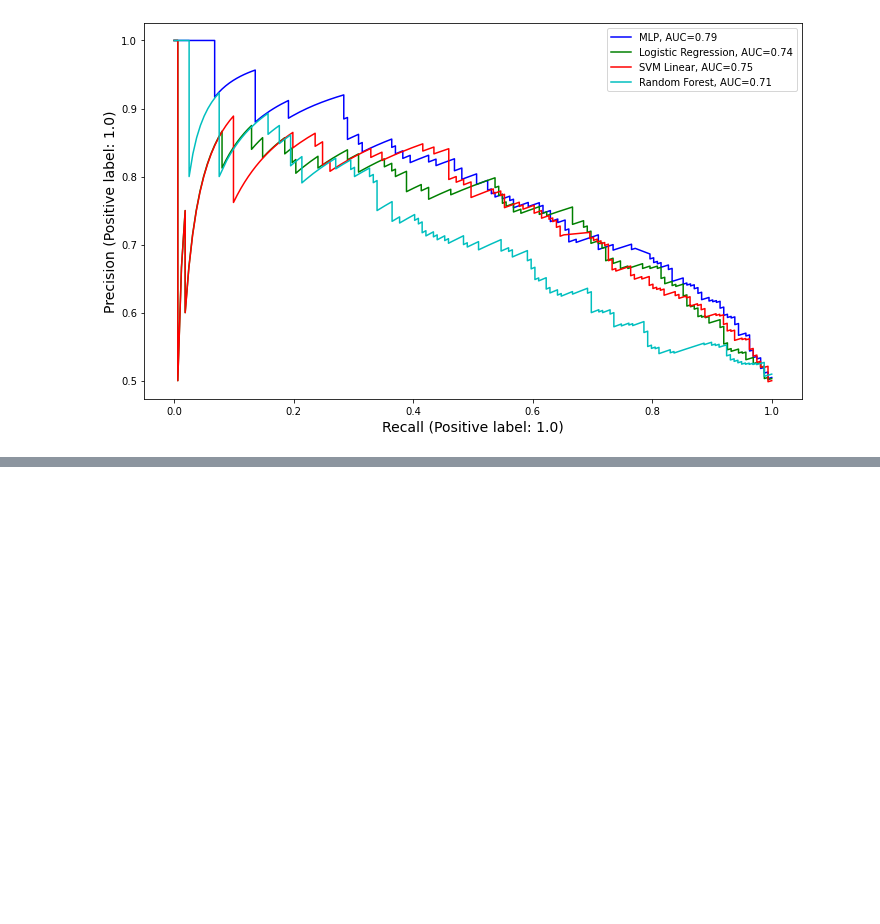
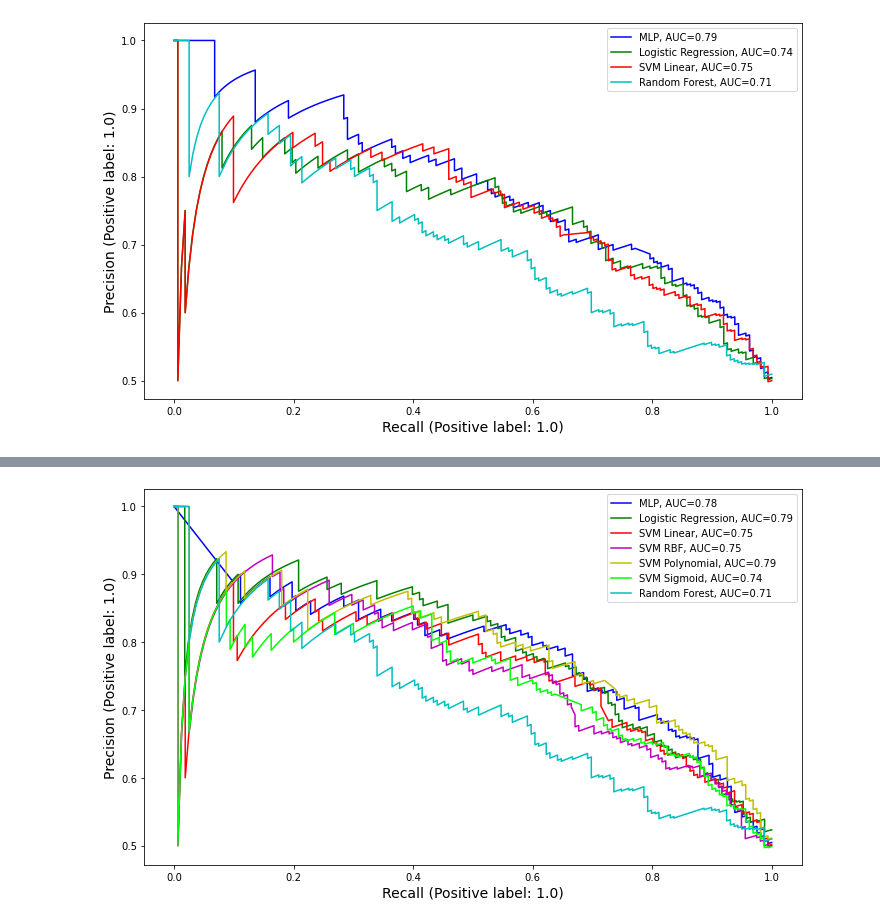
Before and after one commit to schiang28/Rouse, a Jupyter notebook: model learning curves.ipynb, the cells around one changed output, grey strips where cells are left out. Saved outputs shown, nothing was run; the diff lists cells and outputs as text; code cells hidden in the pictures; blank space fills up the shorter version.

```diff
--- a/model learning curves.ipynb
+++ b/model learning curves.ipynb
@@ -205,0 +205,9 @@ plt.show()
+# %%
+score = []
+for i in range(100):
+    X_trainval, X_test, y_trainval, y_test = train_test_split(X, y, train_size=0.9, random_state=i)
+    model = LogisticRegression(solver='liblinear')
+    model.fit(X_trainval, y_trainval)
+    y_pred = model.predict_proba(X_trainval)[:, 1]
+    auc = round(metrics.average_precision_score(y_trainval, y_pred), 2)
+    print(auc,i)
@@ -205,0 +232,36 @@ plt.show()
+# %%
+plt.figure(figsize=(10,6))
+def par(model, random_state, color,label):
+    X_trainval, X_test, y_trainval, y_test = train_test_split(X, y, train_size=0.9, random_state=random_state)
+    model.fit(X_trainval, y_trainval)
+    y_pred = model.predict_proba(X_trainval)[:, 1]
+    precision, recall, _ = precision_recall_curve(y_trainval, y_pred)
+    auc = round(metrics.average_precision_score(y_trainval, y_pred), 2)
+    plt.plot(recall,precision,label=f"{label}, AUC={str(auc)}", color=color)
+
+par(MLPClassifier(activation='relu', hidden_layer_sizes= 2, learning_rate='constant', max_iter=200, solver='lbfgs'), 45,'b',"MLP")
+par(LogisticRegression(C=1, random_state=1, solver='liblinear'), 21,'g',"Logistic Regression")
+par(SVC(kernel='linear', random_state=1, probability=True) ,20,'r', "SVM Linear")
+par(SVC(C=0.1, gamma=1,kernel='rbf', random_state=1, probability=True), 40,'m',"SVM RBF")
+par(SVC(kernel='poly', probability=True), 20, 'y', "SVM Polynomial")
+par(SVC(C=0.3, gamma=0.1, kernel='sigmoid', random_state=1, probability=True), 19, 'lime', "SVM Sigmoid")
+
+
+X_trainval, X_test, y_trainval, y_test = train_test_split(X, y, train_size=0.9, random_state=9)
+model = RandomForestClassifier(max_depth=80, max_features=4, min_samples_leaf=4,
+                       n_estimators=200, random_state=1)
+model.fit(X_test, y_test)
+y_pred = model.predict_proba(X_trainval)[:, 1]
+precision, recall, _ = precision_recall_curve(y_trainval, y_pred)
+auc = round(metrics.average_precision_score(y_trainval, y_pred), 2)
+plt.plot(recall,precision,label=f"Random Forest, AUC={str(auc)}", color='c')
+
+
+plt.legend()
+plt.xlabel("Recall (Positive label: 1.0)", fontsize=14)
+plt.ylabel("Precision (Positive label: 1.0)",fontsize=14)
+plt.tight_layout()
+plt.savefig('parcurve.pdf', dpi=300)
+plt.show()
+# %% [output]
+[figure, added]
```
Also changed, not shown: parts of 3 cells of this notebook, 2 other files.
